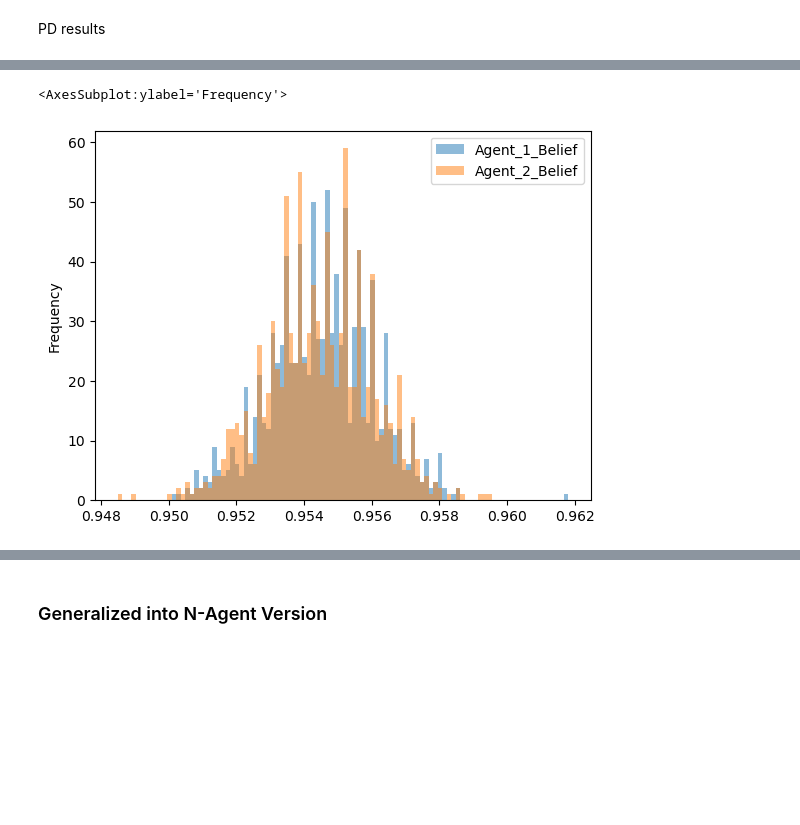
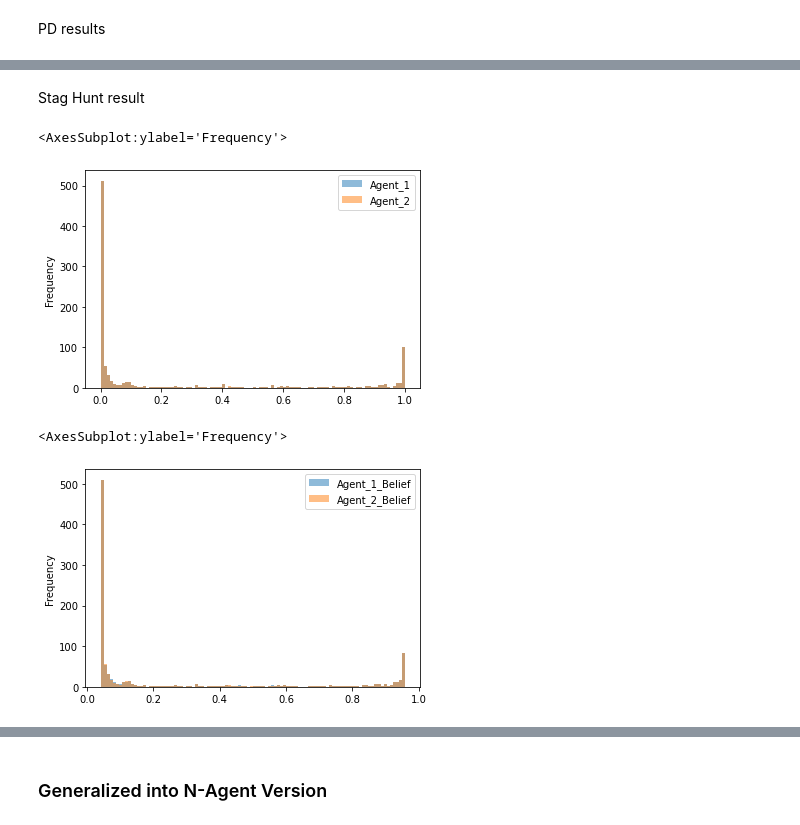
Before and after one commit to HarryZhangHH/EpisodicDRQN, a Jupyter notebook: fictitious_play_experiment.ipynb, the cells around one changed output, grey strips where cells are left out. Drawn from its saved outputs; the diff is of its cells as text; code cells hidden in the pictures; blank space fills up the shorter version.

```diff
--- a/fictitious_play_experiment.ipynb
+++ b/fictitious_play_experiment.ipynb
@@ -63,7 +66,7 @@ def two_agent_fictitious_play(payoff:Type.TensorType, reward:Type.TensorType, st
         # belief[i,2] = i/N_EPISODES
     return strategy, belief
 # %%
-def generate_payoff_matrix(name:str, REWARD=3, TEMPTATION=None, SUCKER=None, PUNISHMENT=None, N=100):
+def generate_payoff_matrix(name:str, REWARD=3, TEMPTATION=None, SUCKER=None, PUNISHMENT=1, N=100):
     # prisoner's dilemma rule: TEMPTATION > REWARD > PUNISHMENT > SUCKER; 2*REWARD > TEMPTATION + SUCKER
     if REWARD is not None and TEMPTATION is not None and SUCKER is not None and PUNISHMENT is not None:
         return REWARD, TEMPTATION, SUCKER, PUNISHMENT
@@ -77,3 +80,35 @@ def generate_payoff_matrix(name:str, REWARD=3, TEMPTATION=None, SUCKER=None, PUN
         assert np.sum(TEMPTATION > REWARD) == N and np.sum(REWARD > PUNISHMENT) == N and np.sum(PUNISHMENT > SUCKER) == N, f'{np.sum(TEMPTATION > REWARD)} and {np.sum(REWARD > PUNISHMENT)} and {np.sum(PUNISHMENT > SUCKER)}'
         assert np.sum(2*REWARD > TEMPTATION + SUCKER) == N, f'{np.sum(2*REWARD > TEMPTATION + SUCKER)}'
         return REWARD, TEMPTATION, SUCKER, PUNISHMENT
+    if name == 'SH':
+        # stag hunt rule: REWARD > TEMPTATION > PUNISHMENT > SUCKER; TEMPTATION + SUCKER > 2*PUNISHMENT
+        x = np.ones(N)
+        PUNISHMENT = PUNISHMENT * x
+        SUCKER = np.round(np.random.uniform(0, PUNISHMENT-0.01, N), decimals=2)
+        TEMPTATION = np.round(np.random.uniform(2*PUNISHMENT-SUCKER+0.01, 10-0.01, N), decimals=2)
+        REWARD = np.round(np.random.uniform(TEMPTATION+0.01, 10, N), decimals=2)
+        assert np.sum(REWARD > TEMPTATION) == N and np.sum(TEMPTATION > PUNISHMENT) == N and np.sum(PUNISHMENT > SUCKER) == N, f'{np.sum(REWARD > TEMPTATION)} and {np.sum(TEMPTATION > PUNISHMENT)} and {np.sum(PUNISHMENT > SUCKER)}'
+        return REWARD, TEMPTATION, SUCKER, PUNISHMENT
+
+def simulate(REWARD, TEMPTATION, SUCKER, PUNISHMENT):
+    # C:0, D:1
+    df_result = pd.DataFrame(columns=['Agent_1', 'Agent_2', 'Agent_1_Belief', 'Agent_2_Belief', 'temptation', 'reward', 'punishment', 'sucker'])
+    for idx, val in tqdm(enumerate(REWARD)):
+        R, S, T, P = val, SUCKER[idx], TEMPTATION[idx], PUNISHMENT[idx]
+        payoff = np.array([[R, S],[T, P]])
+        strategy_list, belief_list = [],[]
+        for ep in range(EPOCH):
+            # 'reward' stores the payoff for each player, assuming the other player plays according to the empirical distribution
+            reward = np.zeros([2,2])
+            # 'strategy' stores the strategy played in each time period
+            strategy = -np.ones([N_EPISODES,2])
+            # 'belief' stores the empirical distribution at each time period, which is the defection probability
+            belief = np.zeros([N_EPISODES,2])
+            strategy, belief = two_agent_fictitious_play(payoff, reward, strategy, belief, epsilon=0)
+            strategy_list.append(strategy[-1].copy())
+            belief_list.append(belief[-1].copy())
+        df = pd.DataFrame(np.concatenate((np.array(strategy_list),np.array(belief_list)), axis=1), columns=['Agent_1', 'Agent_2', 'Agent_1_Belief', 'Agent_2_Belief'])
+        df_mean = df.mean().to_frame().transpose()
+        df_mean['temptation'], df_mean['reward'], df_mean['punishment'], df_mean['sucker'] = T, R, P, S
+        df_result = pd.concat([df_result, df_mean], ignore_index=True)
+    return df_result.astype(float)
@@ -134,5 +136,17 @@ result[['Agent_1', 'Agent_2']].plot.hist(bins=100, alpha=0.5)
+# %% [markdown]
+Stag Hunt result
+# %%
+REWARD, TEMPTATION, SUCKER, PUNISHMENT = generate_payoff_matrix('SH', N=1000)
+# stag hunt
+# REWARD, TEMPTATION, SUCKER, PUNISHMENT = 4, 3, 0, 1
+
+df_SH = simulate(REWARD, TEMPTATION, SUCKER, PUNISHMENT)
+df_SH[['Agent_1', 'Agent_2']].plot.hist(bins=100, alpha=0.5)
+# %% [output]
+<AxesSubplot:ylabel='Frequency'>
+[figure, added]
 # %%
-result[['Agent_1_Belief', 'Agent_2_Belief']].plot.hist(bins=100, alpha=0.5)
+df_SH[['Agent_1_Belief', 'Agent_2_Belief']].plot.hist(bins=100, alpha=0.5)
 # %% [output]
 <AxesSubplot:ylabel='Frequency'>
-[figure, old version]
+[figure, new version]
```
Also changed, not shown: parts of 19 cells of this notebook.
